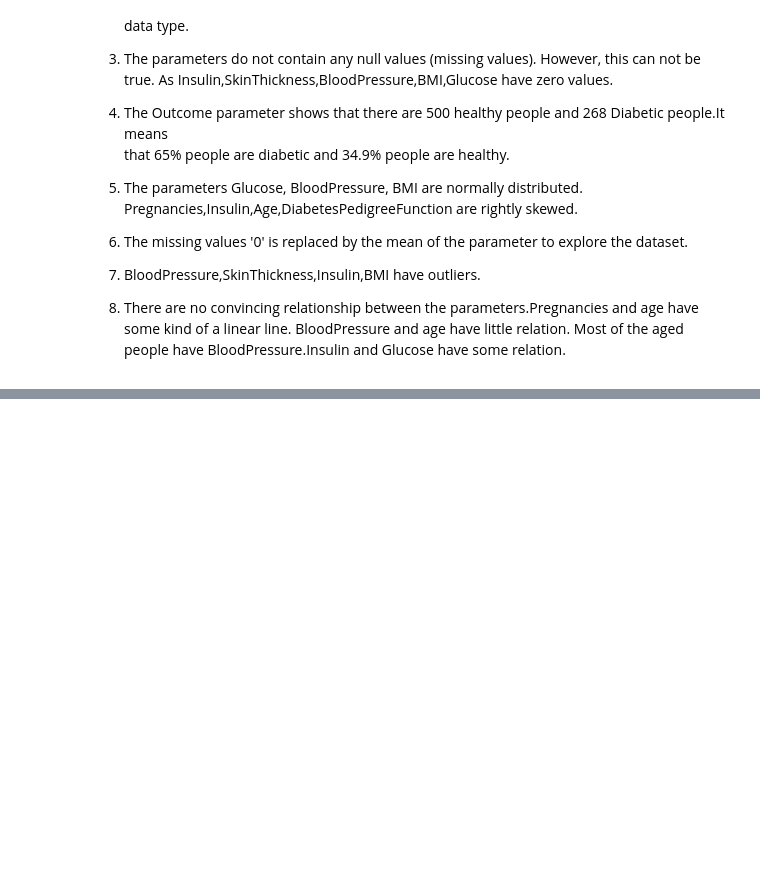
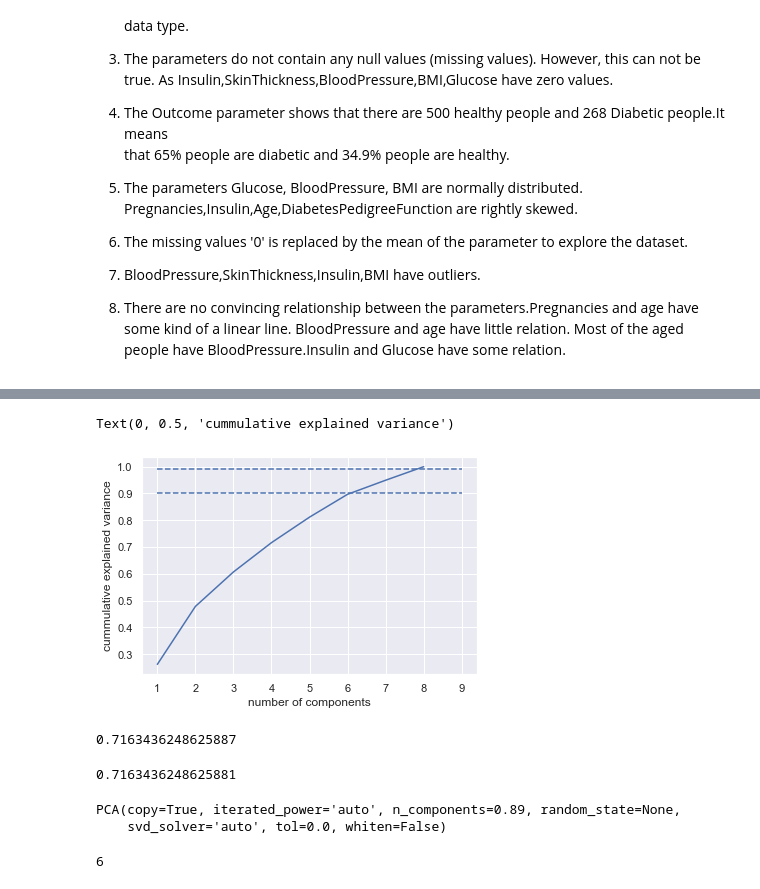
Before and after one commit to evabanegacom/Exploratory-analysis, a Jupyter notebook: Exploratory Analysis.ipynb, the cells around one changed output, grey strips where cells are left out. Saved outputs shown, nothing was run; the diff lists cells and outputs as text; code cells hidden in the pictures; blank space fills up the shorter version.

```diff
--- a/Exploratory Analysis.ipynb
+++ b/Exploratory Analysis.ipynb
@@ -537,0 +539,3 @@ People with high Insulin level are more likely to have Diabetes.
+# %%
+features = ['Glucose', 'BloodPressure', 'SkinThickness', 'Insulin', 'BMI', 'Pregnancies', 'Age', 'DiabetesPedigreeFunction']
+target = ['Outcome']
@@ -537,0 +563,39 @@ People with high Insulin level are more likely to have Diabetes.
+# %%
+X = diabetes[features]
+# %%
+scaler = StandardScaler()
+X_scaled = scaler.fit_transform(X)
+p = X_scaled.shape[-1]
+pca = PCA(n_components = p)
+xt = pca.fit_transform(X_scaled)
+cummulative_explained_var = np.cumsum(pca.explained_variance_ratio_)
+
+#print('number of dimensions before reduction: {}'.format(X_scaled.shape[-1]))
+#print('number of dimensions after reduction: {}'.format(xt.shape[-1]))
+
+plt.plot(range(1, p + 1), cummulative_explained_var)
+plt.hlines(0.9, 1, p+1, linestyles = '--')
+plt.hlines(0.99, 1, p+1, linestyles = '--')
+plt.xlabel('number of components')
+plt.ylabel('cummulative explained variance')
+# %% [output]
+Text(0, 0.5, 'cummulative explained variance')
+[figure, added]
+# %%
+pca.explained_variance_ratio_.sum()
+# %% [output]
+0.7163436248625887
+# %%
+pca.inverse_transform(xt).var()
+# %% [output]
+0.7163436248625881
+# %%
+pca = PCA(n_components = 0.89)
+pca.fit(X_scaled)
+# %% [output]
+PCA(copy=True, iterated_power='auto', n_components=0.89, random_state=None,
+    svd_solver='auto', tol=0.0, whiten=False)
+# %%
+pca.n_components_
+# %% [output]
+6
```
Also changed, not shown: parts of 15 cells of this notebook.
